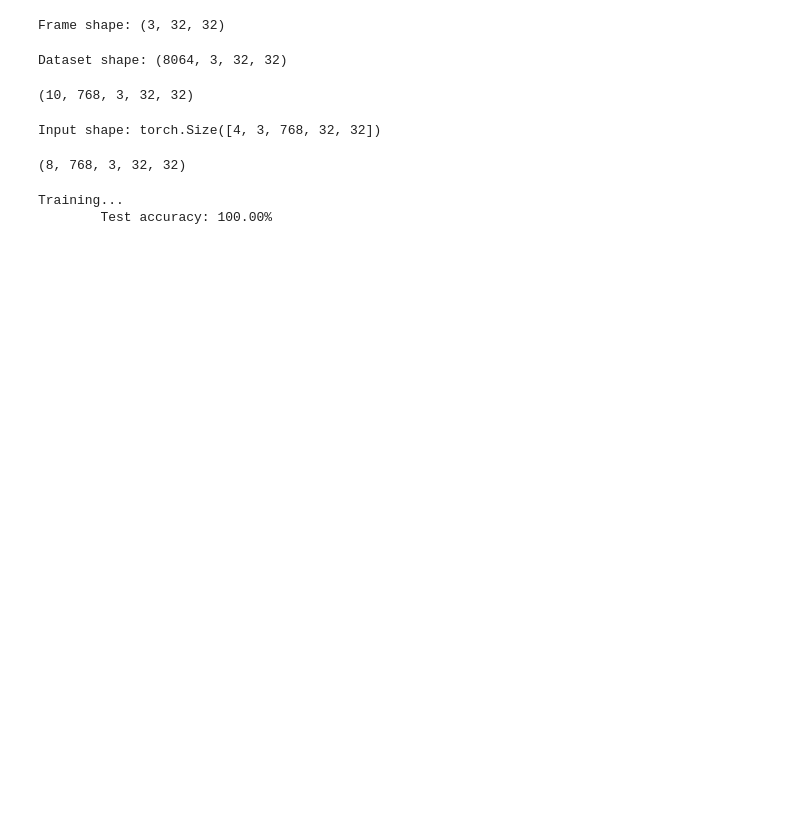
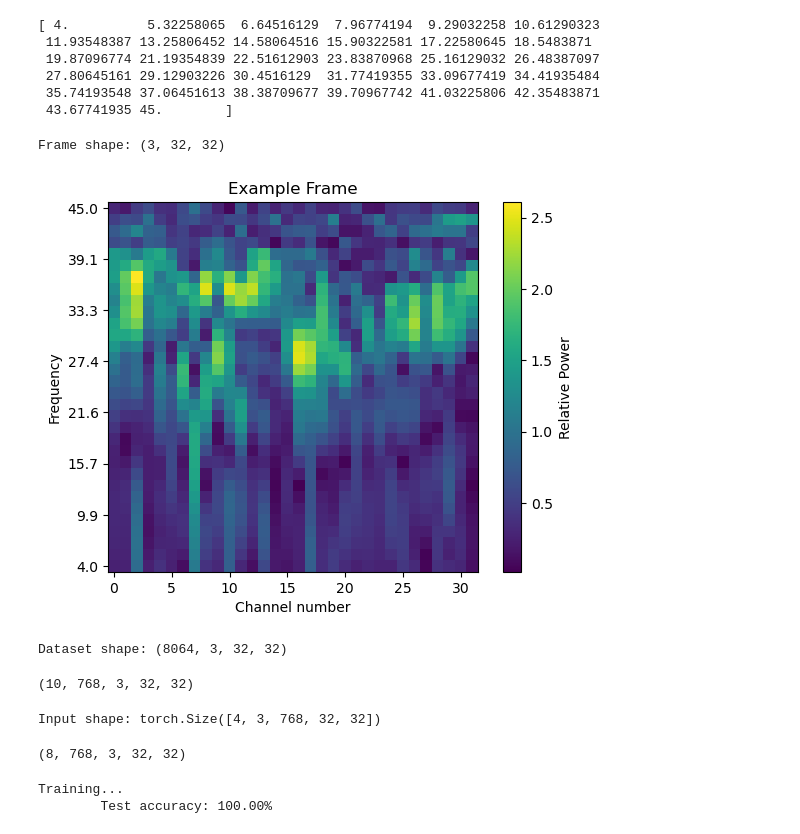
Before and after one commit to agustin-lorenzo/emotion-recognition-thesis, a Jupyter notebook: frames.ipynb, the cells around one changed output. Saved outputs shown, nothing was run; the diff lists cells and outputs as text; code cells hidden in the pictures; blank space fills up the shorter version.

```diff
--- a/frames.ipynb
+++ b/frames.ipynb
@@ -41,10 +41,19 @@ total_cwt = np.zeros((1024, 8064))
 
 for channel in range(32):
     signal = relevant_channels[0][channel]
-    _, current_cwt = fcwt.cwt(signal, fs, f0, f1, fn)
+    freqs, current_cwt = fcwt.cwt(signal, fs, f0, f1, fn)
     start = channel * fn
     end = (channel + 1) * fn
     total_cwt[start:end, :] = abs(current_cwt)
+# %%
+print(np.linspace(f0, f1, fn))
+# %% [output]
+[ 4.          5.32258065  6.64516129  7.96774194  9.29032258 10.61290323
+ 11.93548387 13.25806452 14.58064516 15.90322581 17.22580645 18.5483871
+ 19.87096774 21.19354839 22.51612903 23.83870968 25.16129032 26.48387097
+ 27.80645161 29.12903226 30.4516129  31.77419355 33.09677419 34.41935484
+ 35.74193548 37.06451613 38.38709677 39.70967742 41.03225806 42.35483871
+ 43.67741935 45.        ]
 # %%
 # convert 2D time sample x channel-frequency format (x, y) to 3D channel x frequency x time format (x, y, z)
 # each 'frame' in all_frames is a 2D image showing each channel's CWT value for that time sample
@@ -68,10 +77,21 @@ for sample in range(8064):
 
     if sample == 0:
         print("Frame shape:", frame_rgb.shape)
-    all_frames.append(frame_rgb)
-    #all_frames.append(frame)
+    #all_frames.append(frame_rgb)
+    all_frames.append(frame)
 # %% [output]
 Frame shape: (3, 32, 32)
+# %%
+plt.imshow(all_frames[0], origin='lower')
+plt.title("Example Frame")
+plt.xlabel("Channel number")
+plt.ylabel("Frequency")
+tick_positions = np.linspace(0, 31, 8)
+tick_labels = np.linspace(f0, f1, 8)
+plt.yticks(tick_positions, ["{:.1f}".format(val) for val in tick_labels])
+plt.colorbar().set_label("Relative Power")
+# %% [output]
+[figure, added]
 # %%
 # write .gif file
 from array2gif import write_gif
```
Also changed, not shown: 3 other files.
